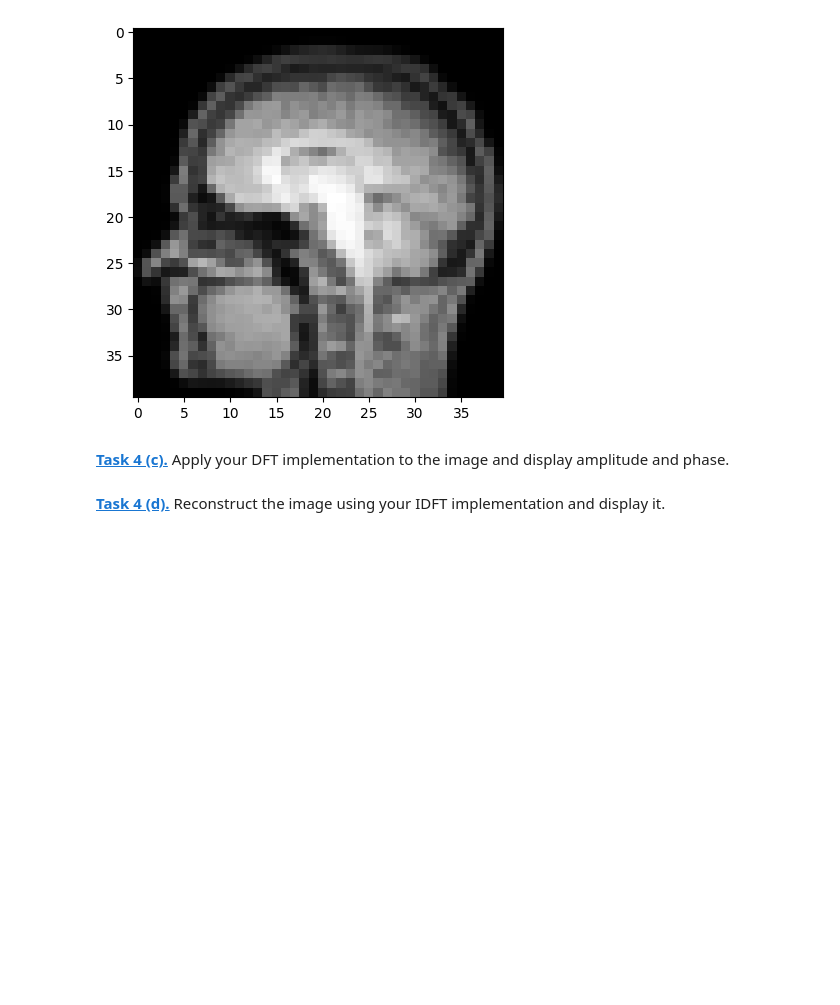
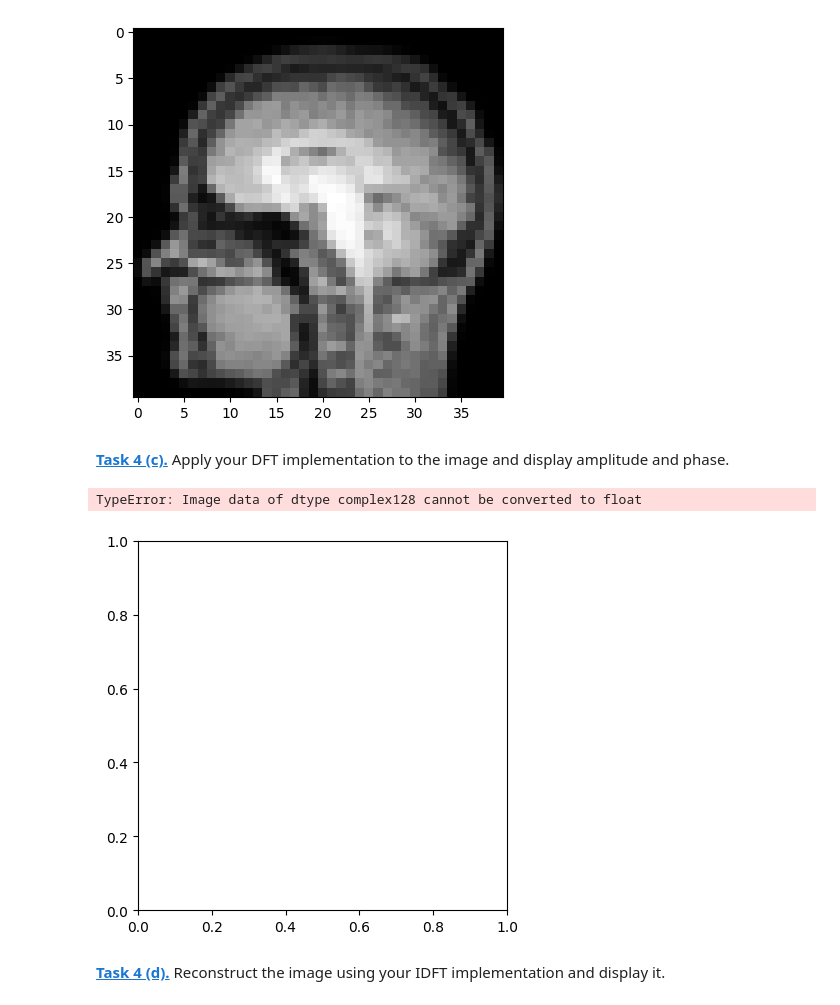
Before and after one commit to UweBuchwaldo/BioinfoRohr, a Jupyter notebook: fourier.ipynb, the cells around one changed output. Saved outputs shown, nothing was run; the diff lists cells and outputs as text; code cells hidden in the pictures; blank space fills up the shorter version.

```diff
--- a/fourier.ipynb
+++ b/fourier.ipynb
@@ -261,6 +273,12 @@ plt.imshow(test_img, 'gray')
 [figure]
 # %% [markdown]
 **[Task 4 (c).]()** Apply your DFT implementation to the image and display amplitude and phase.
+# %%
+dft_brain = dft(test_img)
+plt.imshow(dft_brain)
+# %% [output]
+TypeError: Image data of dtype complex128 cannot be converted to float
+[figure, added]
 # %% [markdown]
 **[Task 4 (d).]()** Reconstruct the image using your IDFT implementation and display it.
 # %% [markdown]
```
Also changed, not shown: parts of 1 cell of this notebook.
